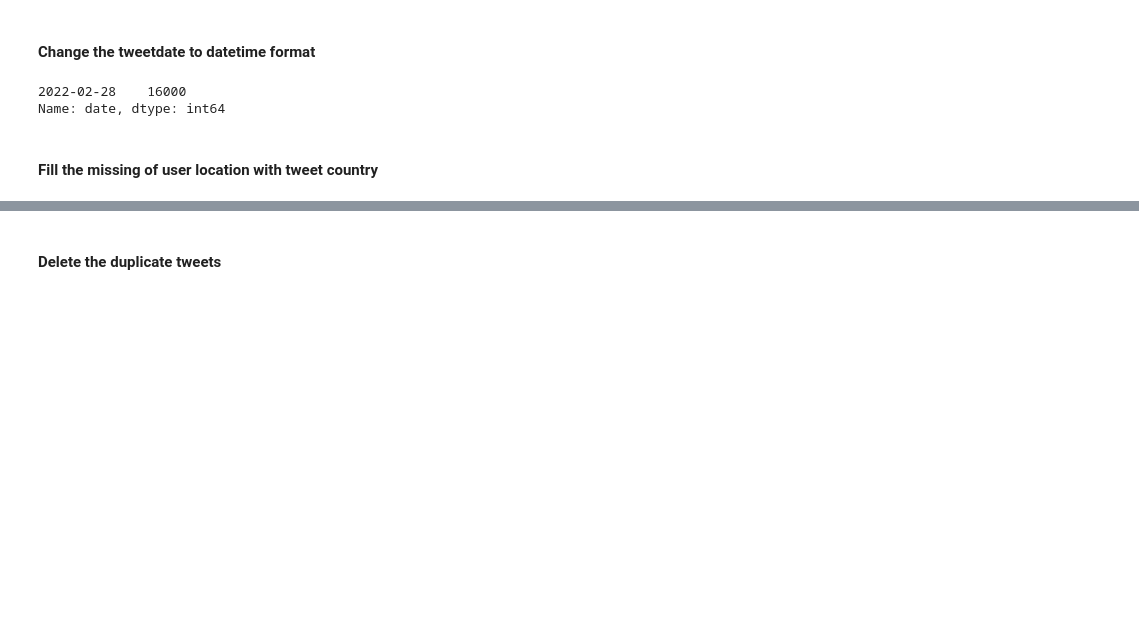
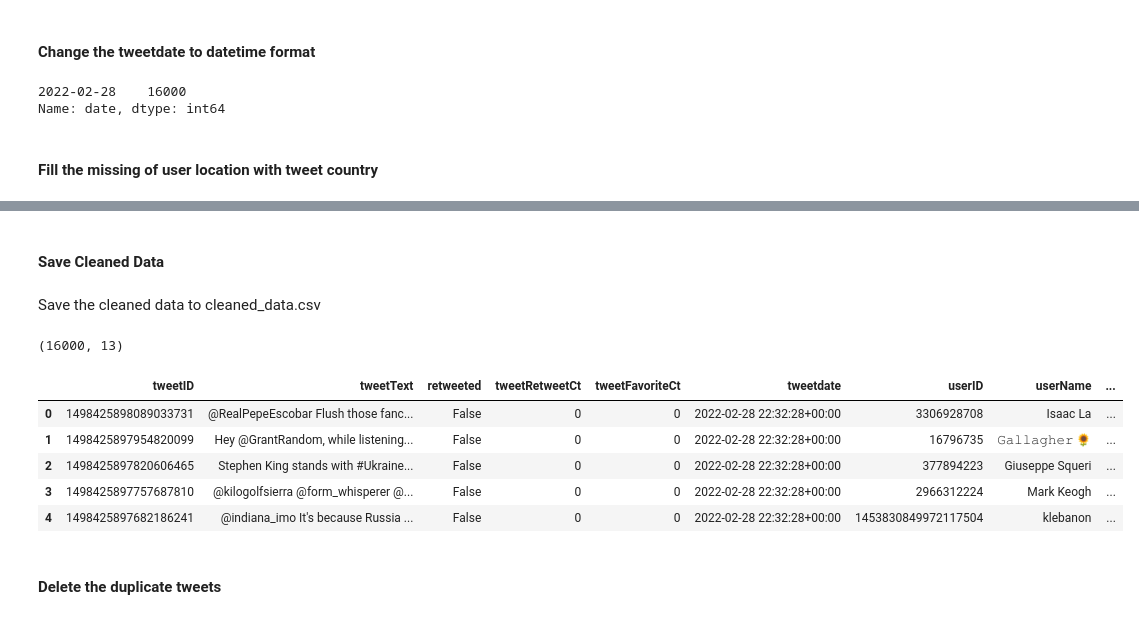
Before and after one commit to samah-balkhair/Tweets_Opinions, a Jupyter notebook: Tweets_Opinions.ipynb, the cells around one changed output, grey strips where cells are left out. Saved outputs shown, nothing was run; the diff lists cells and outputs as text; code cells hidden in the pictures; blank space fills up the shorter version.

```diff
--- a/Tweets_Opinions.ipynb
+++ b/Tweets_Opinions.ipynb
@@ -66,0 +185,4 @@ len(tweet_df[tweet_df.userLocation.isnull()])
+# %% [markdown]
+#### Save Cleaned Data
+# %% [markdown]
+Save the cleaned data to cleaned_data.csv
@@ -67,3 +203,17 @@ len(tweet_df[tweet_df.userLocation.isnull()])
+# %%
+cleaned_tweet_df = pd.read_csv('./data/cleaned_data.csv')
+cleaned_tweet_df.shape
+# %% [output]
+(16000, 13)
+# %%
+cleaned_tweet_df.head()
+# %% [output]
+|  | tweetID | tweetText | retweeted | tweetRetweetCt | tweetFavoriteCt | tweetdate | userID | userName | ... |
+| 0 | 1498425898089033731 | @RealPepeEscobar Flush those fanc... | False | 0 | 0 | 2022-02-28 22:32:28+00:00 | 3306928708 | Isaac La | ... |
+| 1 | 1498425897954820099 | Hey @GrantRandom, while listening... | False | 0 | 0 | 2022-02-28 22:32:28+00:00 | 16796735 | 𝙶𝚊𝚕𝚕𝚊𝚐𝚑𝚎𝚛 🌻 | ... |
+| 2 | 1498425897820606465 | Stephen King stands with #Ukraine... | False | 0 | 0 | 2022-02-28 22:32:28+00:00 | 377894223 | Giuseppe Squeri | ... |
+| 3 | 1498425897757687810 | @kilogolfsierra @form_whisperer @... | False | 0 | 0 | 2022-02-28 22:32:28+00:00 | 2966312224 | Mark Keogh | ... |
+| 4 | 1498425897682186241 | @indiana_imo It's because Russia ... | False | 0 | 0 | 2022-02-28 22:32:28+00:00 | 1453830849972117504 | klebanon | ... |
 # %% [markdown]
 #### Delete the duplicate tweets
 # %%
```
Also changed, not shown: parts of 22 cells of this notebook, 6 other files.
